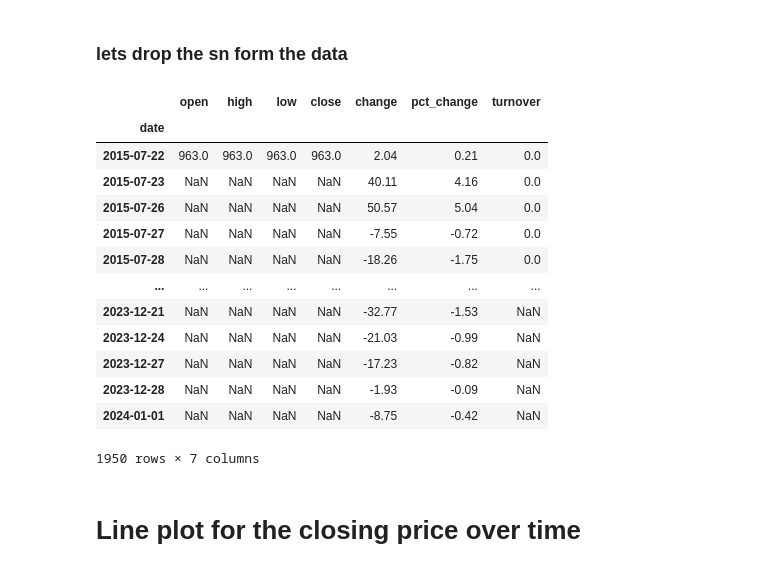
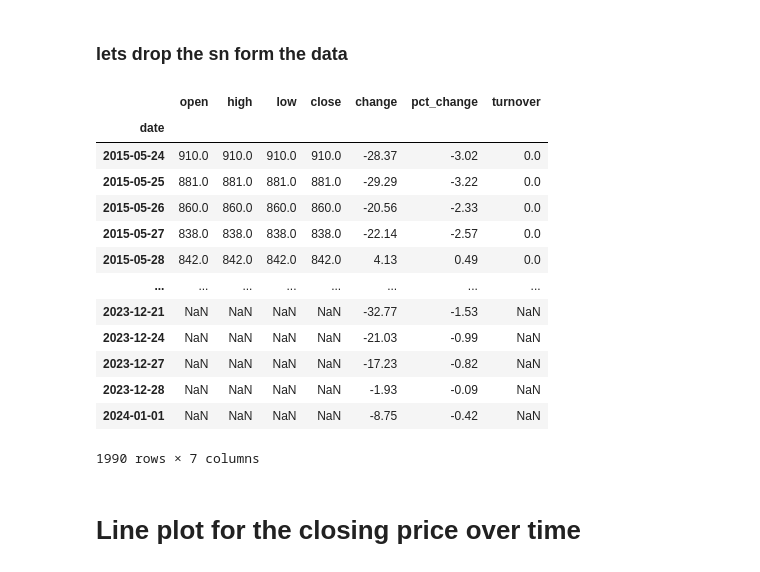
Before and after one commit to Pukar99/AdvancedNEPSE, a Jupyter notebook: notebook/chaptertwo/Untitled.ipynb, the cells around one changed output. Drawn from its saved outputs; the diff is of its cells as text; code cells hidden in the pictures.

Commit message:
data cleaning and adjustment

```diff
--- a/notebook/chaptertwo/Untitled.ipynb
+++ b/notebook/chaptertwo/Untitled.ipynb
@@ -74,28 +74,24 @@ df1.head()
 # %% [markdown]
 ### lets drop the sn form the data
 # %%
-# Drop the 'SN' column
 df1.drop('SN', axis=1, inplace=True)
-
-# Sort the DataFrame by the index (date) in ascending order
-df1.sort_index(ascending=True, inplace=True)
 # %%
-df1.tail(1950)
+df1.tail(1990)
 # %% [output]
 |  | open | high | low | close | change | pct_change | turnover |
 | date |  |  |  |  |  |  |  |
-| 2015-07-22 | 963.0 | 963.0 | 963.0 | 963.0 | 2.04 | 0.21 | 0.0 |
-| 2015-07-23 | NaN | NaN | NaN | NaN | 40.11 | 4.16 | 0.0 |
-| 2015-07-26 | NaN | NaN | NaN | NaN | 50.57 | 5.04 | 0.0 |
-| 2015-07-27 | NaN | NaN | NaN | NaN | -7.55 | -0.72 | 0.0 |
-| 2015-07-28 | NaN | NaN | NaN | NaN | -18.26 | -1.75 | 0.0 |
+| 2015-05-24 | 910.0 | 910.0 | 910.0 | 910.0 | -28.37 | -3.02 | 0.0 |
+| 2015-05-25 | 881.0 | 881.0 | 881.0 | 881.0 | -29.29 | -3.22 | 0.0 |
+| 2015-05-26 | 860.0 | 860.0 | 860.0 | 860.0 | -20.56 | -2.33 | 0.0 |
+| 2015-05-27 | 838.0 | 838.0 | 838.0 | 838.0 | -22.14 | -2.57 | 0.0 |
+| 2015-05-28 | 842.0 | 842.0 | 842.0 | 842.0 | 4.13 | 0.49 | 0.0 |
 | ... | ... | ... | ... | ... | ... | ... | ... |
 | 2023-12-21 | NaN | NaN | NaN | NaN | -32.77 | -1.53 | NaN |
 | 2023-12-24 | NaN | NaN | NaN | NaN | -21.03 | -0.99 | NaN |
 | 2023-12-27 | NaN | NaN | NaN | NaN | -17.23 | -0.82 | NaN |
 | 2023-12-28 | NaN | NaN | NaN | NaN | -1.93 | -0.09 | NaN |
 | 2024-01-01 | NaN | NaN | NaN | NaN | -8.75 | -0.42 | NaN |
-1950 rows × 7 columns
+1990 rows × 7 columns
 # %% [markdown]
 # Line plot for the closing price over time
 # %%
```
Also changed, not shown: parts of 1 cell of this notebook, 1 other file.
